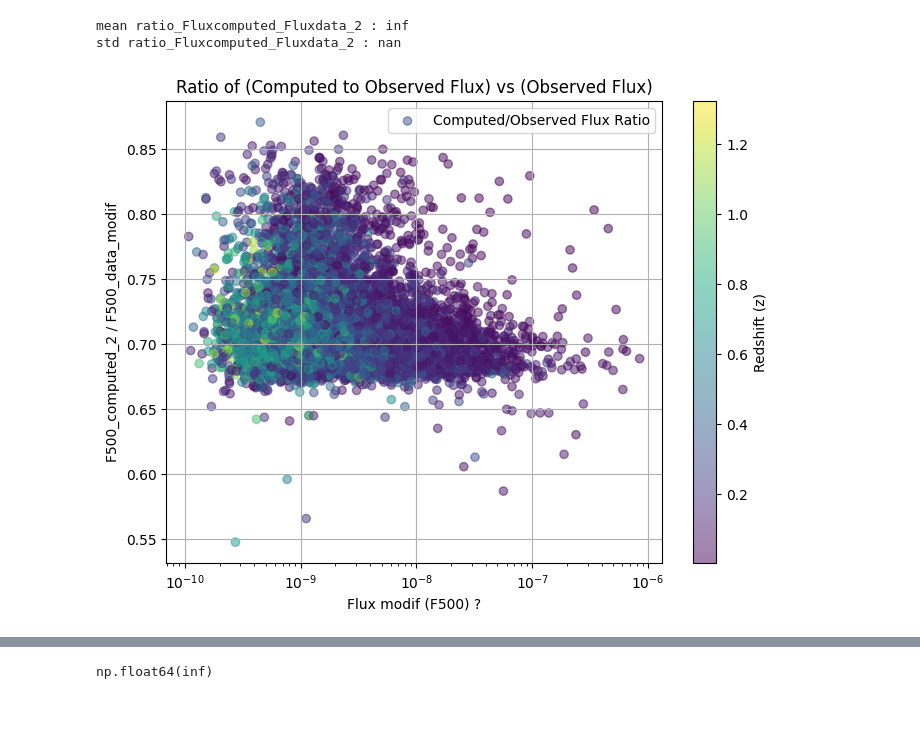
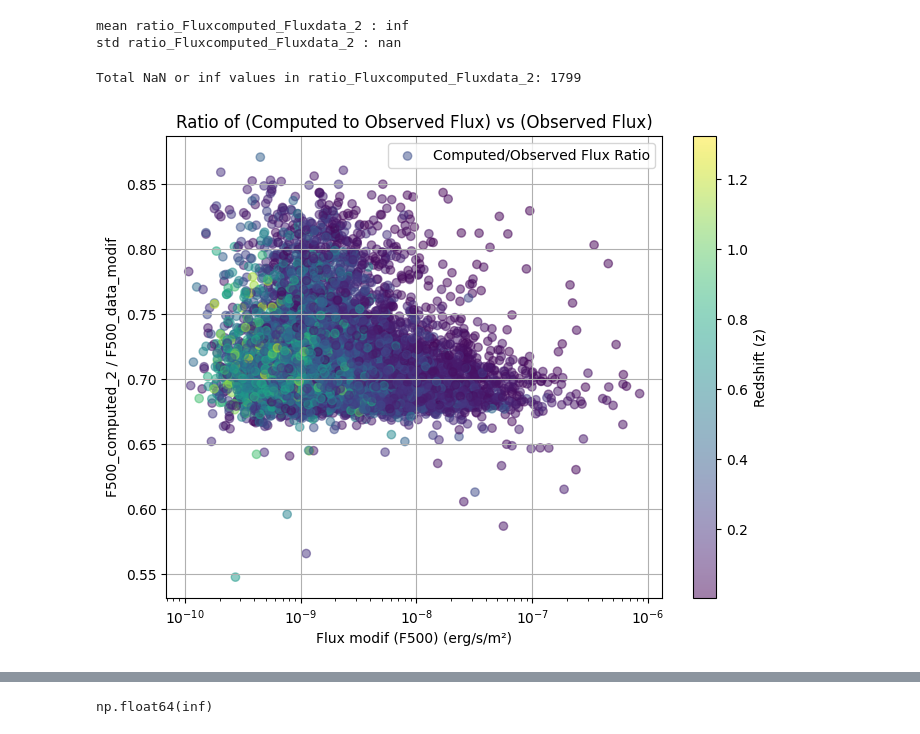
Before and after one commit to EmileD123/M2_Internship_clusters_cross_X_optical, a Jupyter notebook: caracterisation selection effects/tests_eRASS1.ipynb, the cells around one changed output, grey strips where cells are left out. Cells and saved outputs as stored; diff of their text form; code cells hidden in the pictures.

```diff
--- a/caracterisation selection effects/tests_eRASS1.ipynb
+++ b/caracterisation selection effects/tests_eRASS1.ipynb
@@ -104,7 +104,7 @@ plt.show()
 # %% [output]
 [figure]
 # %%
-F500_computed_2 = (CR_500 * 1.6e-9)/SeROSITA
+F500_computed_2 = (CR_500) * (1.6e-9/SeROSITA) #
 F500_data_modif = Flux_500 * 1e-10
 
 ratio_Fluxcomputed_Fluxdata_2 = F500_computed_2 / F500_data_modif
@@ -115,16 +115,28 @@ print('std ratio_Fluxcomputed_Fluxdata_2 :',np.std(ratio_Fluxcomputed_Fluxdata_2
 # %% [output]
 mean ratio_Fluxcomputed_Fluxdata_2 : inf
 std ratio_Fluxcomputed_Fluxdata_2 : nan
+# %%
+# Count NaN values
+nan_count = ratio_Fluxcomputed_Fluxdata_2.isna().sum()
+
+# Count inf and -inf values
+inf_count = np.isinf(ratio_Fluxcomputed_Fluxdata_2).sum()
+
+# Total count of NaN or inf
+total = nan_count + inf_count
+print('Total NaN or inf values in ratio_Fluxcomputed_Fluxdata_2:', total)
+# %% [output]
+Total NaN or inf values in ratio_Fluxcomputed_Fluxdata_2: 1799
 # %%
 plt.figure(figsize=(8, 6))
 sc = plt.scatter(F500_data_modif, ratio_Fluxcomputed_Fluxdata_2, c=z_eRASS1, cmap='viridis', alpha=0.5, label='Computed/Observed Flux Ratio')
 plt.xscale('log')
-plt.xlabel('Flux modif (F500) ?')
+plt.xlabel('Flux modif (F500) (erg/s/m²)')
 plt.ylabel('F500_computed_2 / F500_data_modif')
 plt.title('Ratio of (Computed to Observed Flux) vs (Observed Flux)')
 plt.colorbar(sc, label='Redshift (z)')
 plt.grid(True)
 plt.legend()
 plt.show()
 # %% [output]
-[figure, old version]
+[figure, new version]
```
Also changed, not shown: parts of 12 cells of this notebook, 3 other files.
